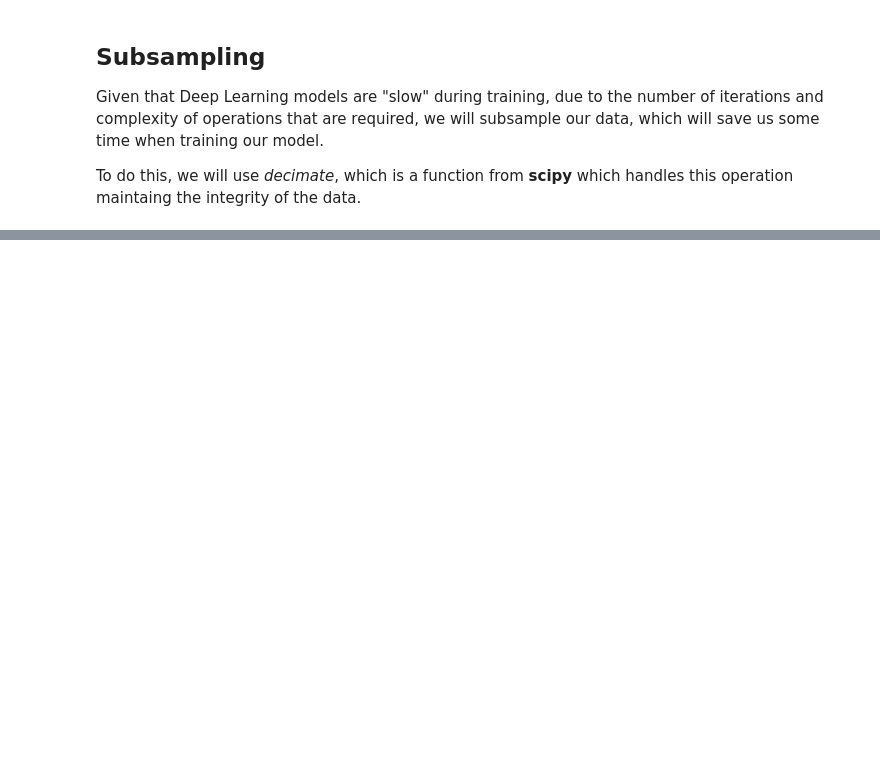
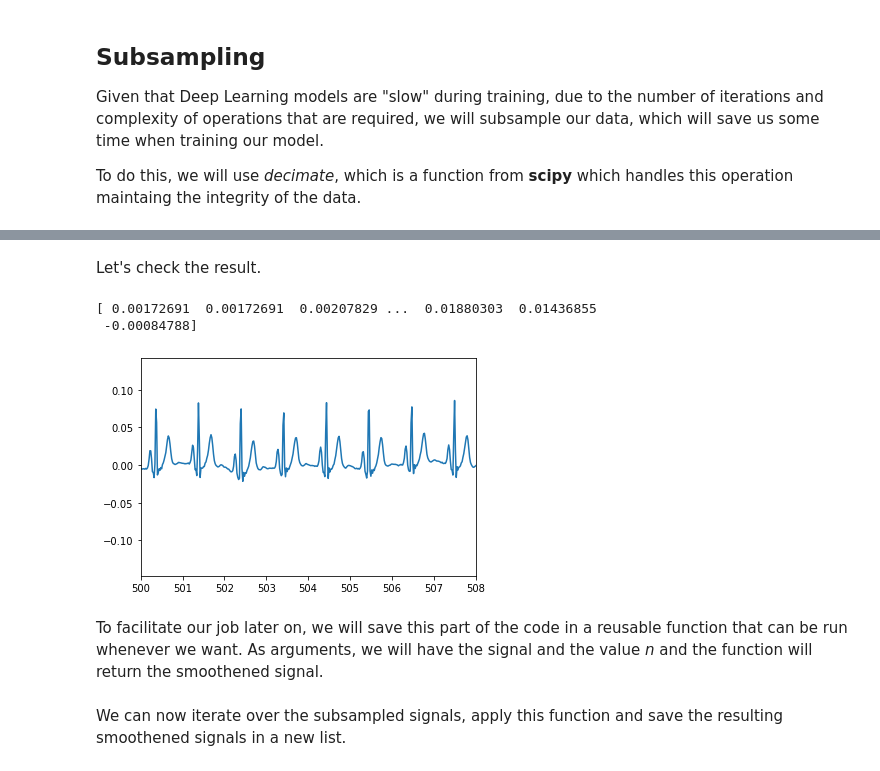
Before and after one commit to djsabelo/BiosignalsDeepLearningWorkshop, a Jupyter notebook: SignalProcessingForSynthesis.ipynb, the cells around one changed output, grey strips where cells are left out. Drawn from its saved outputs; the diff is of its cells as text; code cells hidden in the pictures; blank space fills up the shorter version.

```diff
--- a/SignalProcessingForSynthesis.ipynb
+++ b/SignalProcessingForSynthesis.ipynb
@@ -184,0 +225,25 @@ extremes_zeros = np.zeros(len(signal) + 2*n)
+# %%
+# Build the array
+smoothen_signal = np.zeros(len(signal))
+
+# Fill the array
+for i in range(n, len(extremes_zeros)-n):
+  # Calculate the mean of the neighours - we have to look at the surrounding neighbours, thus we divide the total by 2 look back and further
+  mean_neighbours = np.mean(extremes_zeros[i-n//2:i+n//2])
+  smoothen_signal[i-n] = mean_neighbours
+# %% [markdown]
+Let's check the result.
+# %%
+# Let's see the second subsampled signal
+print(smoothen_signal)
+
+plt.figure()
+plt.plot(time, smoothen_signal)
+plt.xlim(500, 508)
+plt.show()
+# %% [output]
+[ 0.00172691  0.00172691  0.00207829 ...  0.01880303  0.01436855
+ -0.00084788]
+[figure, added]
+# %% [markdown]
+To facilitate our job later on, we will save this part of the code in a reusable function that can be run whenever we want. As arguments, we will have the signal and the value *n* and the function will return the smoothened signal.
@@ -184,0 +273,2 @@ extremes_zeros = np.zeros(len(signal) + 2*n)
+# %% [markdown]
+We can now iterate over the subsampled signals, apply this function and save the resulting smoothened signals in a new list.
```
Also changed, not shown: parts of 25 cells of this notebook.
